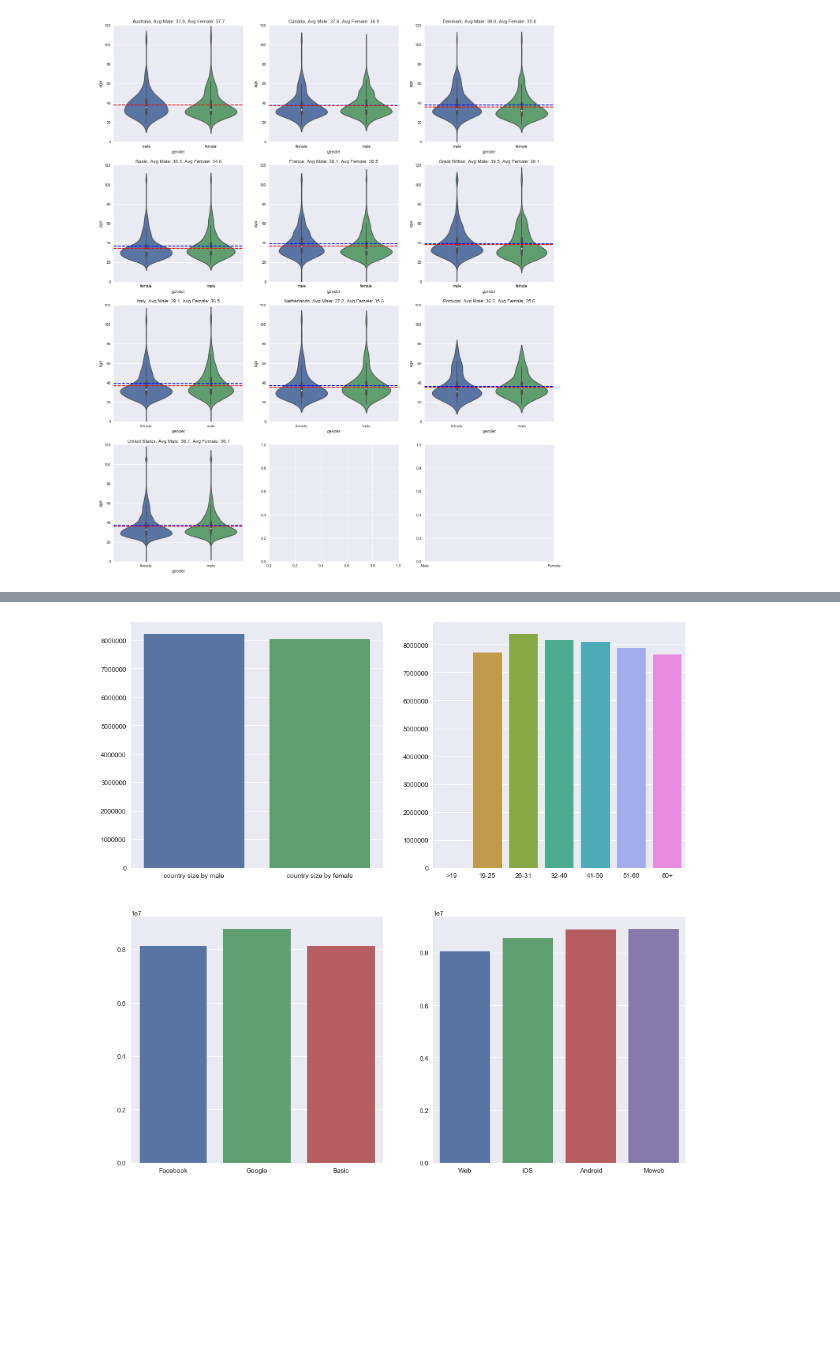
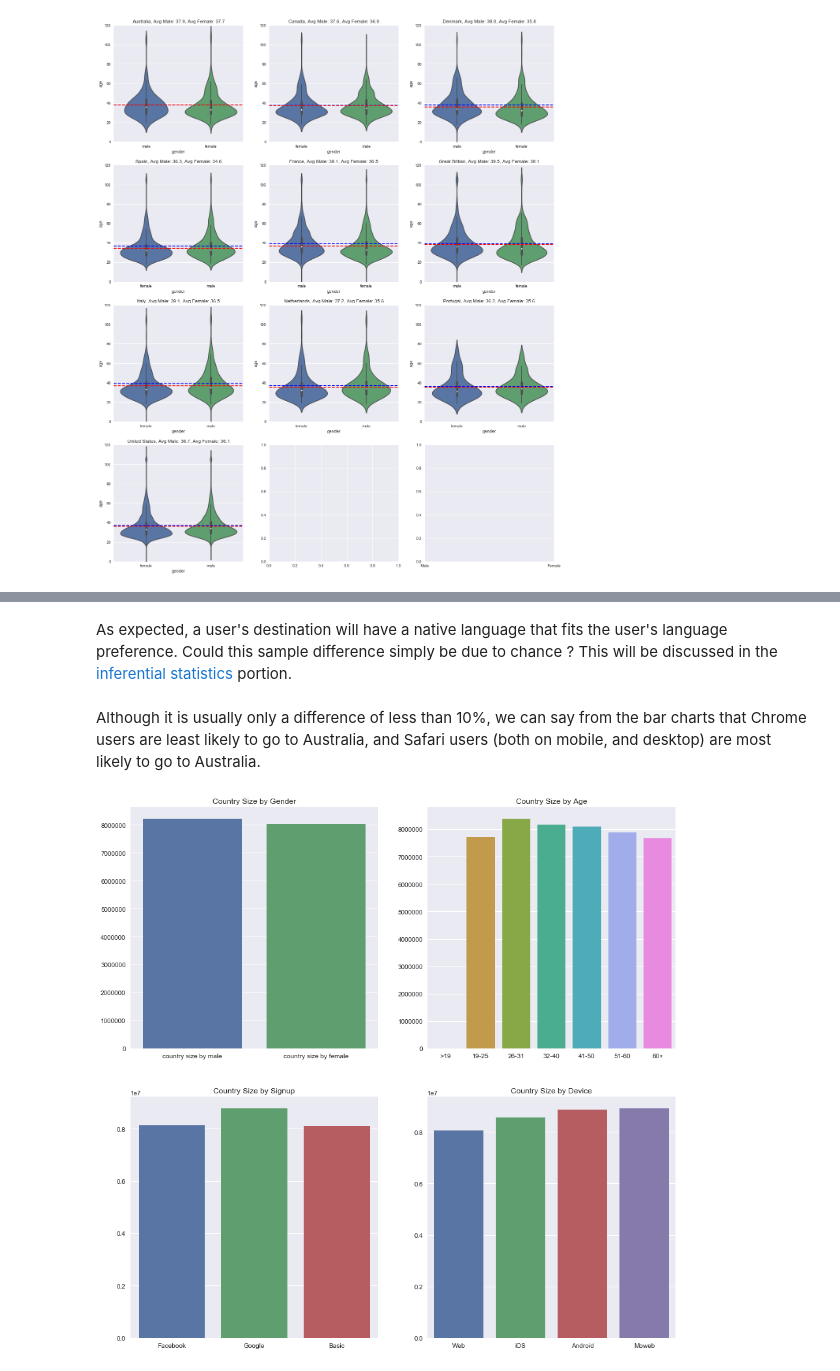
Before and after one commit to TJBANEY/Springboard-Code, a Jupyter notebook: Capstone Data Story.ipynb, the cells around one changed output, grey strips where cells are left out. Cells and saved outputs as stored; diff of their text form; code cells hidden in the pictures; blank space fills up the shorter version.

Commit message:
Edits to Inferential Statistics project 1

```diff
--- a/Capstone Data Story.ipynb
+++ b/Capstone Data Story.ipynb
@@ -405,0 +387,30 @@ plt.show()
+# %%
+ucb = pd.read_csv('clean_airbnb.csv')
+ucb = ucb.loc[ucb['country_destination'] != 'NDF']
+
+lang_dict = {'en': 'eng', 'fr': 'fra', 'it': 'ita', 'es': 'spa', 'de': 'deu', 'nl': 'nld', 'pt': 'por'}
+
+def convertLang(row):
+    if row['language'] in lang_dict:
+        return lang_dict[row['language']]
+    else:
+        return row['language']
+
+ucb['language'] = ucb.apply(lambda x: convertLang(x), axis=1)
+
+def langPrefMatch(row):
+    if row['language'] == row['destination_language ']:
+        return 1
+    else:
+        return 0
+
+ucb['lang_match'] = ucb.apply(lambda x: langPrefMatch(x), axis=1)
+# ucb.loc[ucb['language'] == 'spa'][['language', 'destination_language ', 'lang_match']].head(100)
+
+lang_pref_match = ucb.loc[ucb['lang_match'] == 1]['lang_match'].count()
+lang_pref_no_match = ucb.loc[ucb['lang_match'] == 0]['lang_match'].count()
+
+x = ['Destination fits language preference', 'Destination doesnt fit language preference']
+y = [lang_pref_match, lang_pref_no_match]
+sns.barplot(x, y)
+plt.show()
@@ -406,3 +419,7 @@ plt.show()
+# %% [markdown]
+As expected, a user's destination will have a native language that fits the user's language preference. Could this sample difference simply be due to chance ? This will be discussed in the <a href="#infer-stats" style="text-decoration: none;">inferential statistics</a> portion.
+# %% [markdown]
+Although it is usually only a difference of less than 10%, we can say from the bar charts that Chrome users are least likely to go to Australia, and Safari users (both on mobile, and desktop) are most likely to go to Australia.
 # %%
 dest_size_fem = ucb.loc[ucb['gender'] == 'female']['destination_km2'].mean()
 dest_size_male = ucb.loc[ucb['gender'] == 'male']['destination_km2'].mean()
@@ -436,14 +453,18 @@ y_suapp = [suapp_web, suapp_ios, suapp_android, suapp_moweb]
 # %%
 num_plots = 4
 fig, axes = plt.subplots(2,2,figsize=(15,15))
 
 sns.barplot(x, y, ax=axes[0, 0])
+axes[0, 0].set_title('Country Size by Gender')
 sns.barplot(x_age, y_age, ax=axes[0, 1])
+axes[0, 1].set_title('Country Size by Age')
 sns.barplot(x_sup, y_sup, ax=axes[1, 0])
+axes[1, 0].set_title('Country Size by Signup')
 sns.barplot(x_suapp, y_suapp, ax=axes[1, 1])
+axes[1, 1].set_title('Country Size by Device')
 plt.show()
 # %% [output]
-[figure, old version]
+[figure, new version]
 # %%
 ucb = ucb.sort_values('destination_km2', ascending=False)
 fifths = ucb.iloc[0:1]['destination_km2'] / 5
```
Also changed, not shown: parts of 18 cells of this notebook.
